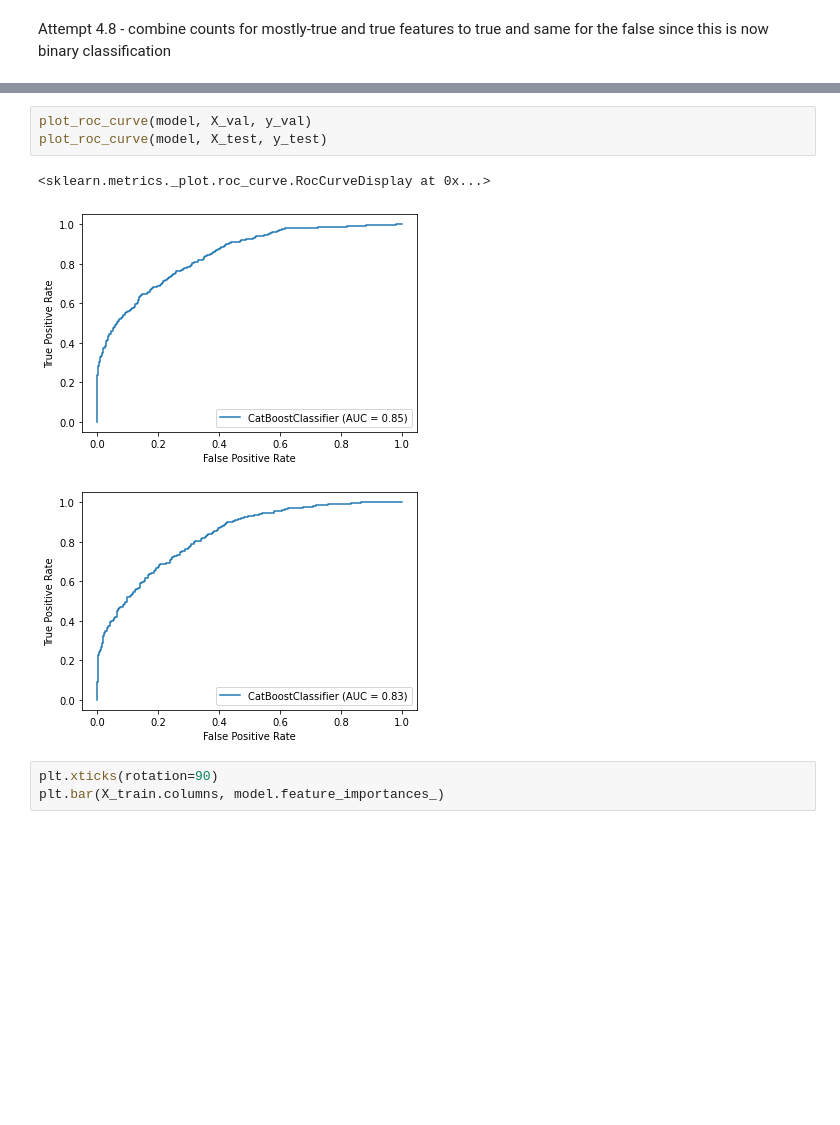
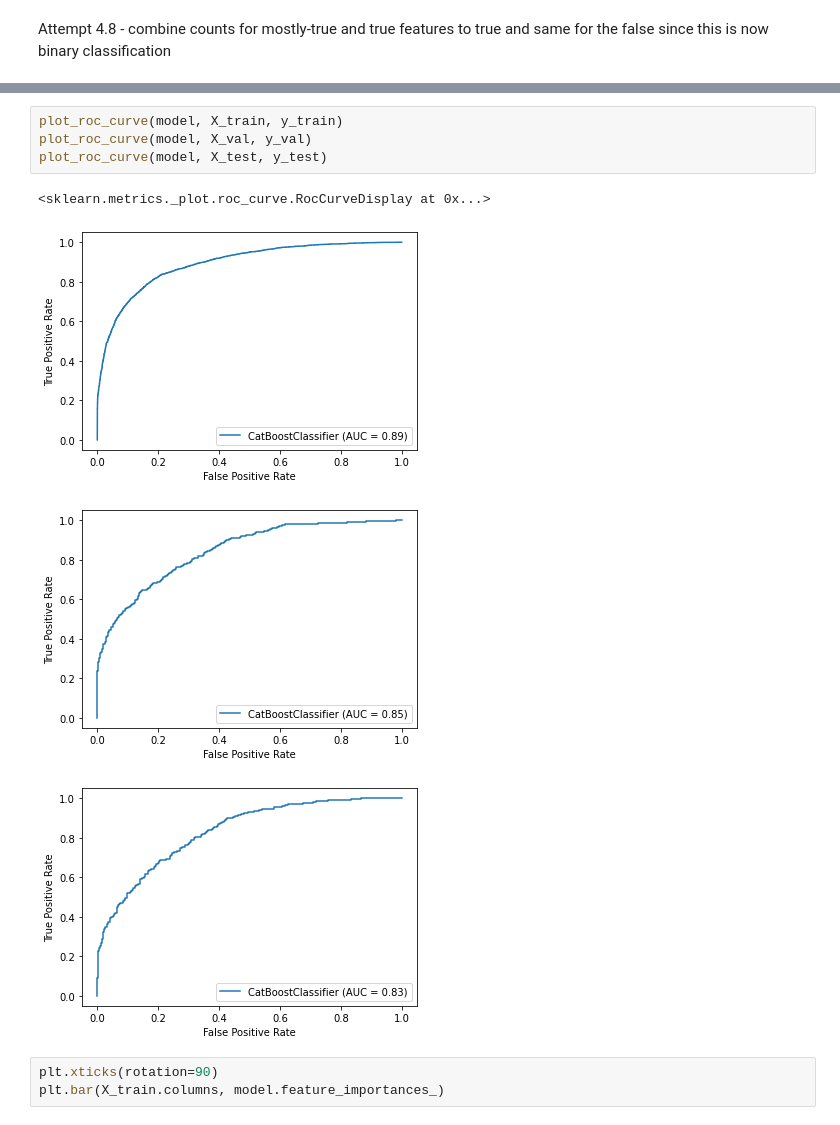
Before and after one commit to sshetkar3858/EE461P_Final_Project_Fake_News_Classifier, a Jupyter notebook: liar/catboost_exploration.ipynb, the cells around one changed output, grey strips where cells are left out. Drawn from its saved outputs; the diff is of its cells as text; blank space fills up the shorter version.

```diff
--- a/liar/catboost_exploration.ipynb
+++ b/liar/catboost_exploration.ipynb
@@ -490,10 +535,12 @@ Test accuracy: 0.7663772691397001
 # %%
+plot_roc_curve(model, X_train, y_train)
 plot_roc_curve(model, X_val, y_val)
 plot_roc_curve(model, X_test, y_test)
 # %% [output]
 <sklearn.metrics._plot.roc_curve.RocCurveDisplay at 0x...>
-[figure, old version]
+[figure, new version]
-[figure, old version]
+[figure, new version]
+[figure, added]
 # %%
 plt.xticks(rotation=90)
 plt.bar(X_train.columns, model.feature_importances_)
```
Also changed, not shown: parts of 18 cells of this notebook, 3 other files.
